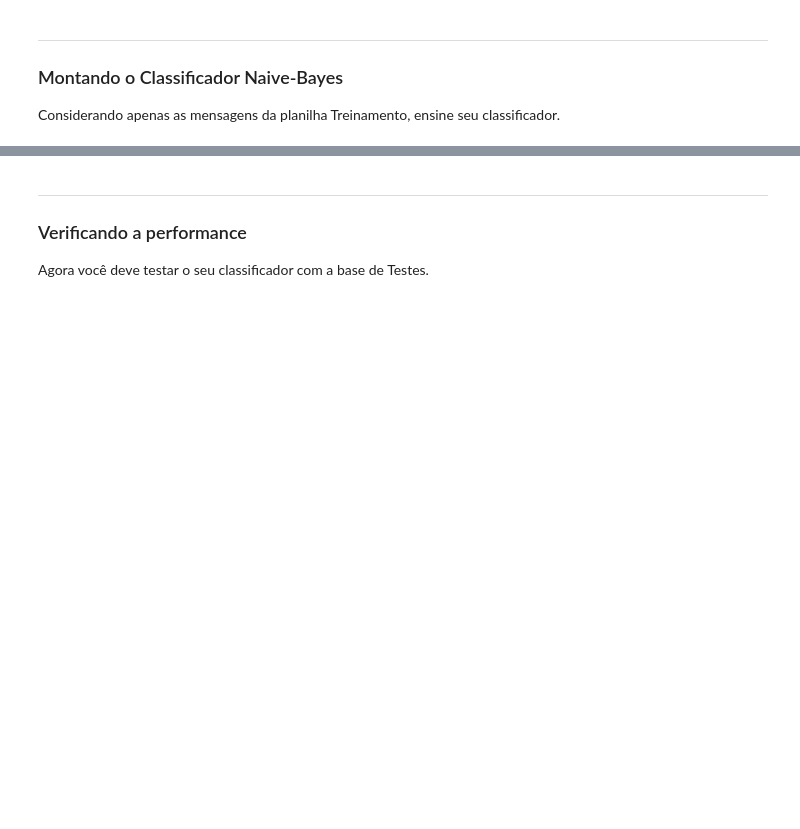
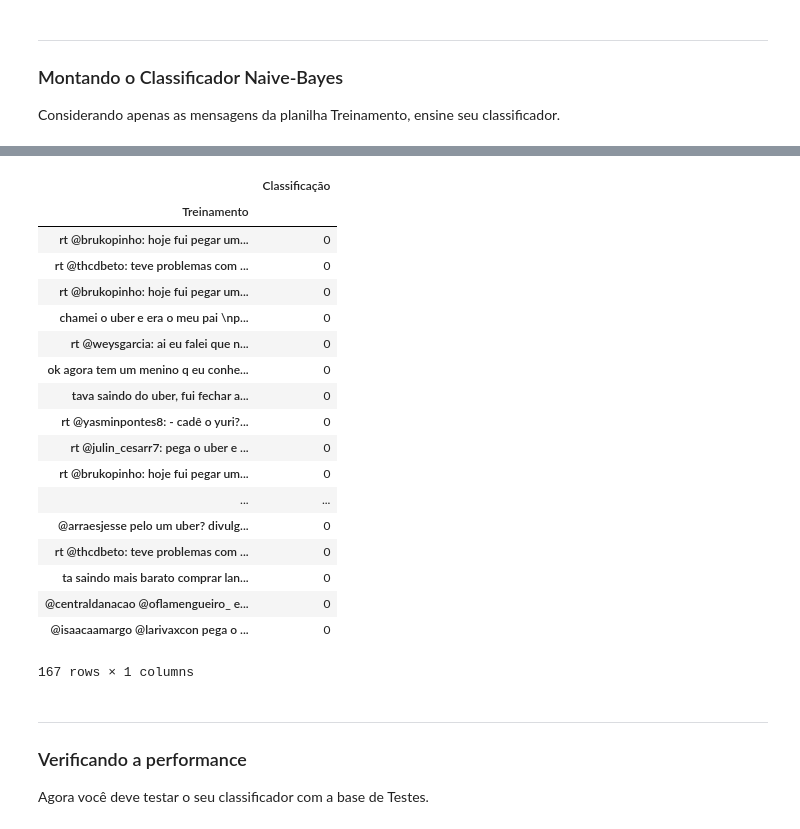
Before and after one commit to MatFreitas/P2-Ciencia-dos-Dados, a Jupyter notebook: Projeto2.ipynb, the cells around one changed output, grey strips where cells are left out. Saved outputs shown, nothing was run; the diff lists cells and outputs as text; code cells hidden in the pictures; blank space fills up the shorter version.

```diff
--- a/Projeto2.ipynb
+++ b/Projeto2.ipynb
@@ -111,3 +158,26 @@ C:\Users\matfs\Desktop\Ciência dos Dados\cd19\Projeto2
+# %%
+DataFrame_irrelevantes = tweets_idx.loc[tweets_idx['Classificação'] == 0]
+DataFrame_irrelevantes
+# %% [output]
+|  | Classificação |
+| Treinamento |  |
+| rt @brukopinho: hoje fui pegar um... | 0 |
+| rt @thcdbeto: teve problemas com ... | 0 |
+| rt @brukopinho: hoje fui pegar um... | 0 |
+| chamei o uber e era o meu pai \np... | 0 |
+| rt @weysgarcia: ai eu falei que n... | 0 |
+| ok agora tem um menino q eu conhe... | 0 |
+| tava saindo do uber, fui fechar a... | 0 |
+| rt @yasminpontes8: - cadê o yuri?... | 0 |
+| rt @julin_cesarr7: pega o uber e ... | 0 |
+| rt @brukopinho: hoje fui pegar um... | 0 |
+| ... | ... |
+| @arraesjesse pelo um uber? divulg... | 0 |
+| rt @thcdbeto: teve problemas com ... | 0 |
+| ta saindo mais barato comprar lan... | 0 |
+| @centraldanacao @oflamengueiro_ e... | 0 |
+| @isaacaamargo @larivaxcon pega o ... | 0 |
+167 rows × 1 columns
 # %% [markdown]
 ___
 ### Verificando a performance
```
Also changed, not shown: parts of 3 cells of this notebook.
